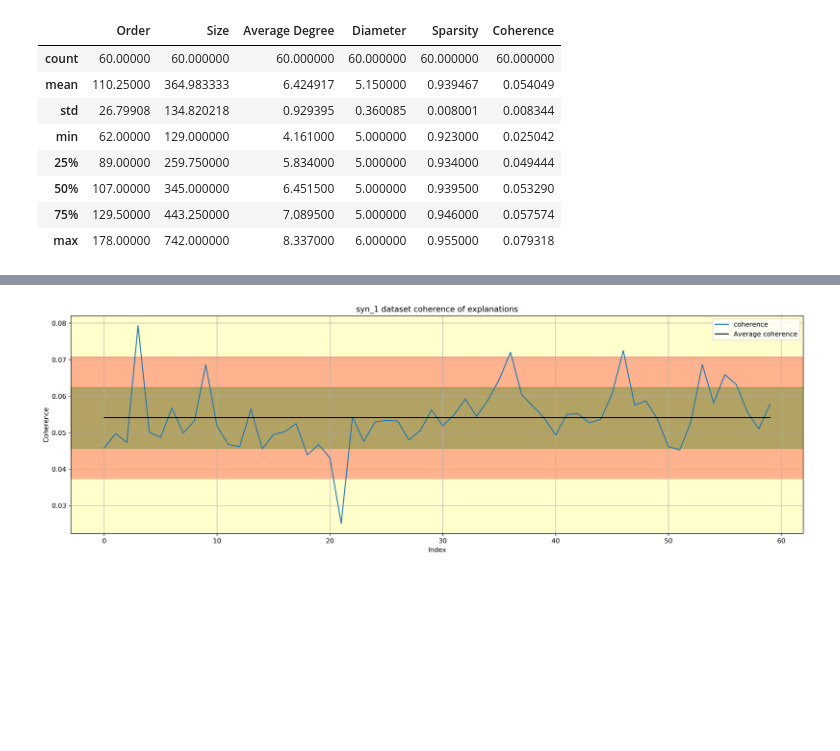
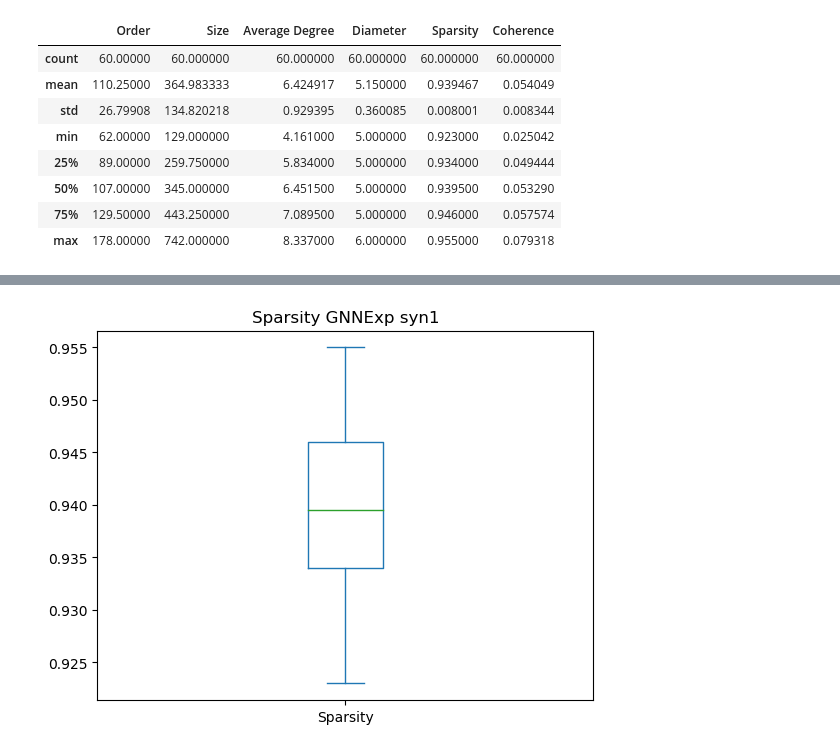
Before and after one commit to ASudu/GNNExplainer_graph_properties, a Jupyter notebook: graph_theoretic_properties/syn1.ipynb, the cells around one changed output, grey strips where cells are left out. Drawn from its saved outputs; the diff is of its cells as text; code cells hidden in the pictures; blank space fills up the shorter version.

Commit message:
new plots

```diff
--- a/graph_theoretic_properties/syn1.ipynb
+++ b/graph_theoretic_properties/syn1.ipynb
@@ -95,13 +95,32 @@ def check_symmetric(a, rtol=1e-05, atol=1e-08):
     return np.allclose(a, a.T, rtol=rtol, atol=atol)
 
 def normalize(A):
+    """Min-max scaling for the matrix
+
+    Args:
+        A (np.ndarray): Matrix to normalize
+
+    Returns:
+        np.ndarray: Normalized matrix
+    """
     scale_factor = A.max() - A.min()
     B = np.ones_like(A)*A.min()
 
     A = (A - B)/scale_factor
     return A
 
-def centrality(adj,node):
+def centrality(adj,node,original):
+    """Calculate the coherence by comparing node (edge) importance score, assigned
+     by explanation method, with node (edge) betweeness centrality scores
+
+    Args:
+        adj (np.ndarray): Importance scores matrix for the mask
+        node (int): Node index that is being explained in mask
+        original (int): Node index that is being explained in origin syn1 graph
+
+    Returns:
+        float: coherence value
+    """
     # Get the unweighted adjacency matrix
     adj1 = adj.copy()
     adj1[adj>0] = 1
@@ -139,6 +158,12 @@ def centrality(adj,node):
 
     coh = 2/(1 + math.exp(a))
 
+    # Save the arrays A1 and B1
+    folder = "D:\D_Drive\Github\Thesis\GNNExplainer_graph_properties\graph_theoretic_properties\centrality_matrices\syn1"
+    file_name = str(original) + "_" + str(node) + ".npz"
+    path = os.path.join(folder,file_name)
+    np.savez(path,array1=A1,array2=B1)
+
     return coh
 
     # if(np.array_equal(A1,B1) == False):
@@ -146,7 +171,7 @@ def centrality(adj,node):
     # else:
     #     return 1
 
-def graph_prop(adj,node):
+def graph_prop(adj,node,original):
     # Edge weighted graph
     weighted_G = nx.from_numpy_matrix(np.matrix(adj))
 
@@ -156,7 +181,7 @@ def graph_prop(adj,node):
     diameter = nx.diameter(weighted_G)
     sparsity = float('%.3f'%(1 - (2*e/(v*(v-1)))))
     # coh_node, coh_edge = float('%.3f'%(centrality_edge(adj,node,variation)))
-    coh = centrality(adj,node)
+    coh = centrality(adj,node,original)
 
     return [v,e,avg_degree,diameter,sparsity,coh]
 # %%
@@ -189,8 +214,11 @@ data1 = []
 
 for m in masks:
     # Get the node to explain
+    original_index = m.split('.')[0].split("_")[-3].split('graph')[0]
     adj = show_adjacency_full(m)    # Full adjacency matrix
     node_to_explain = find_node_to_explain(adj)
+    # print(f'mask: {original_index}, Size: {adj.shape}, Node: {node_to_explain}')
+    print(f'Processing node {original_index} in syn1')
 
     # Get the metrics of each mask
-    data1.append(graph_prop(adj,node_to_explain))
+    data1.append(graph_prop(adj,node_to_explain,original_index))
@@ -246,27 +262,8 @@ plt.show()
-# %%
-# Plot Coherence
-coh = list(df1['Coherence'])
-mean_coh = list(np.ones(len(df1))*df1['Coherence'].mean())
-plt.figure(figsize=(20,6), dpi = 500)
-plt.gca().grid(True)
-plt.gca().set_facecolor((1, 1, 0.8))
-plt.plot(x, coh, label='coherence')
-plt.plot(x,mean_coh, label = 'Average coherence', color='k')
-
-coh_mean = df1['Coherence'].mean()
-coh_std = df1['Coherence'].std()
-y1 = coh_mean - coh_std
-y_1 = y1 - coh_std
-y2 = coh_mean + coh_std
-y_2 = y2 + coh_std
-plt.axhspan(y_1, y_2, color='red', alpha=0.3)
-plt.axhspan(y1, y2, color='green', alpha=0.3)
-
-plt.title('syn_1 dataset coherence of explanations', fontsize=12)
-plt.legend(prop={'size':10})
-plt.ylabel("Coherence")
-plt.xlabel("Index")
-plt.savefig(fname= "D:\D_Drive\Github\Thesis\GNNExplainer_graph_properties\graph_theoretic_properties\syn1_coherence")
-plt.show()
-# %% [output]
-[figure, removed]
+# %%
+# Plot Sparsity
+plt.figure()
+df1['Sparsity'].plot(kind='box')
+plt.title("Sparsity GNNExp syn1")
+plt.show()
+# %% [output]
+[figure, added]
```
Also changed, not shown: parts of 6 cells of this notebook, 5 other files.
